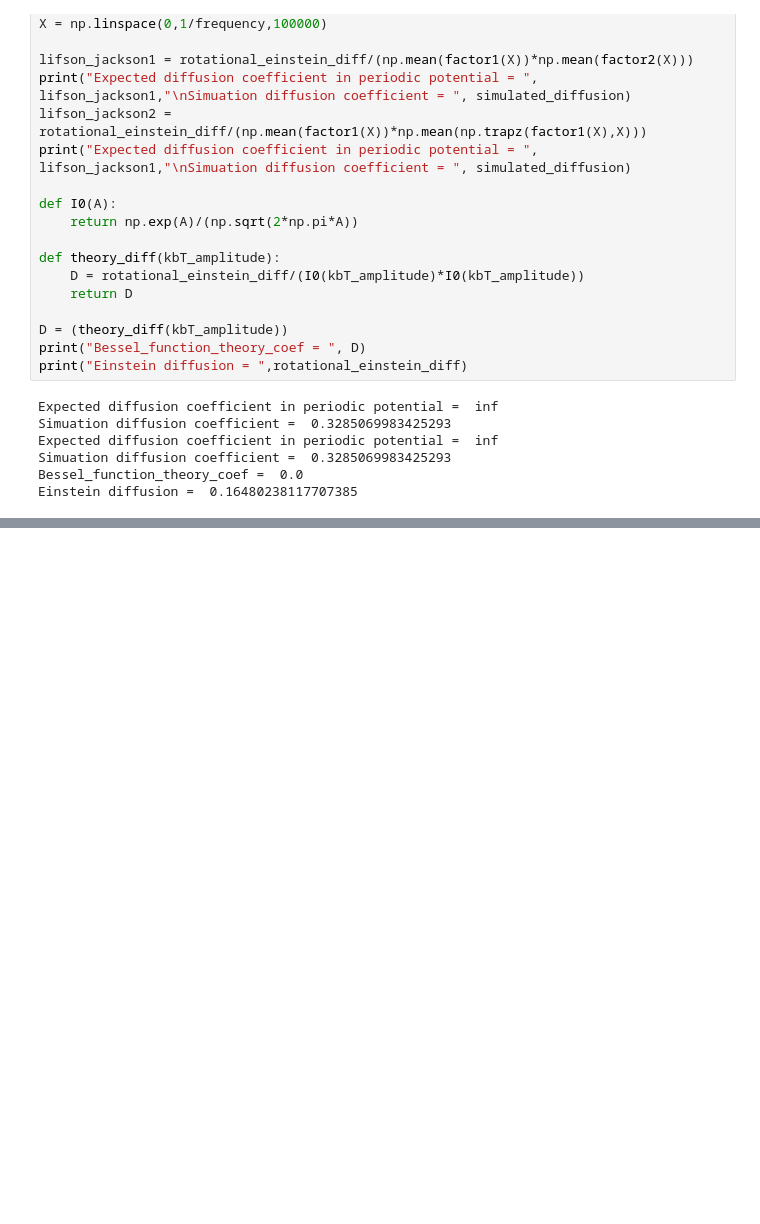
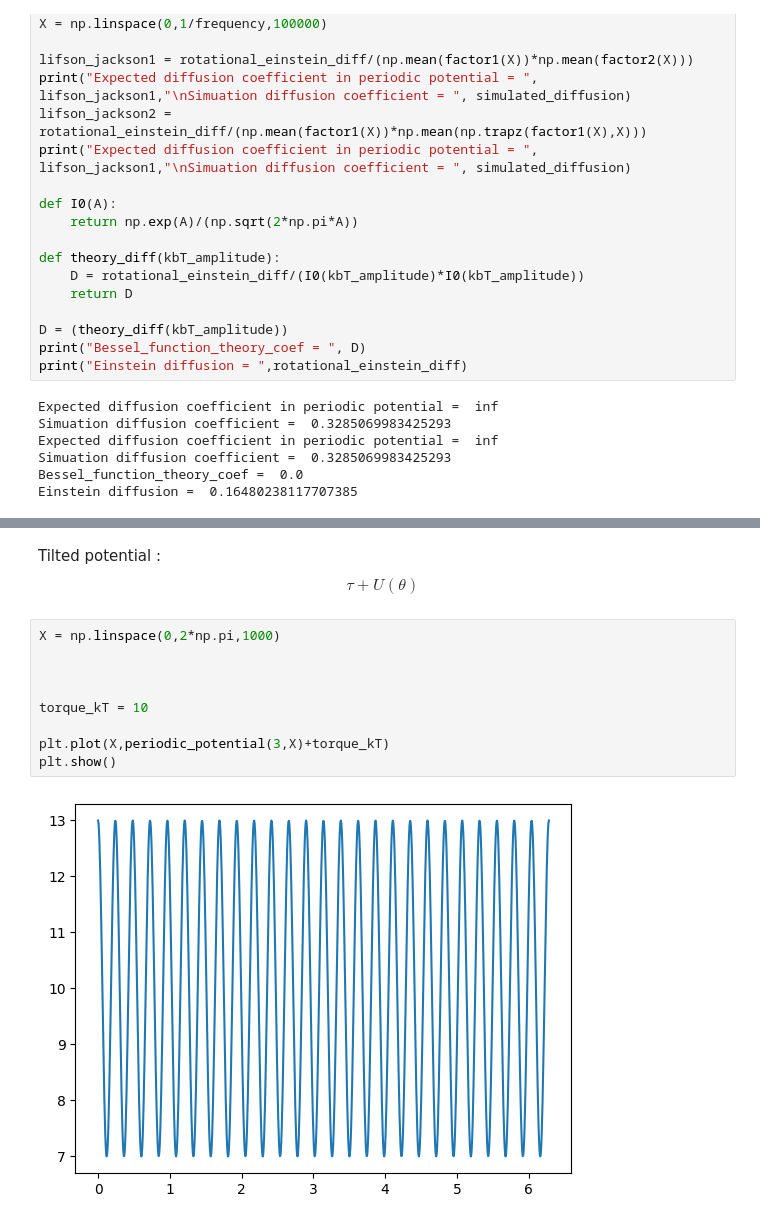
Before and after one commit to Antonin-Prom/IDIL_Internship_BFM_Langevin_modeling, a Jupyter notebook: langevin_simu/Diffusion Coefficients/Diffusion simulations.ipynb, the cells around one changed output, grey strips where cells are left out. Cells and saved outputs as stored; diff of their text form; blank space fills up the shorter version.

```diff
--- a/langevin_simu/Diffusion Coefficients/Diffusion simulations.ipynb
+++ b/langevin_simu/Diffusion Coefficients/Diffusion simulations.ipynb
@@ -416,0 +255,14 @@ TypeError: 'float' object cannot be interpreted as an integer
+# %% [markdown]
+Tilted potential :
+$$\tau + U(\theta)$$
+# %%
+X = np.linspace(0,2*np.pi,1000)
+
+
+
+torque_kT = 10
+
+plt.plot(X,periodic_potential(3,X)+torque_kT)
+plt.show()
+# %% [output]
+[figure, added]
```
Also changed, not shown: parts of 8 cells of this notebook, 5 other files.
